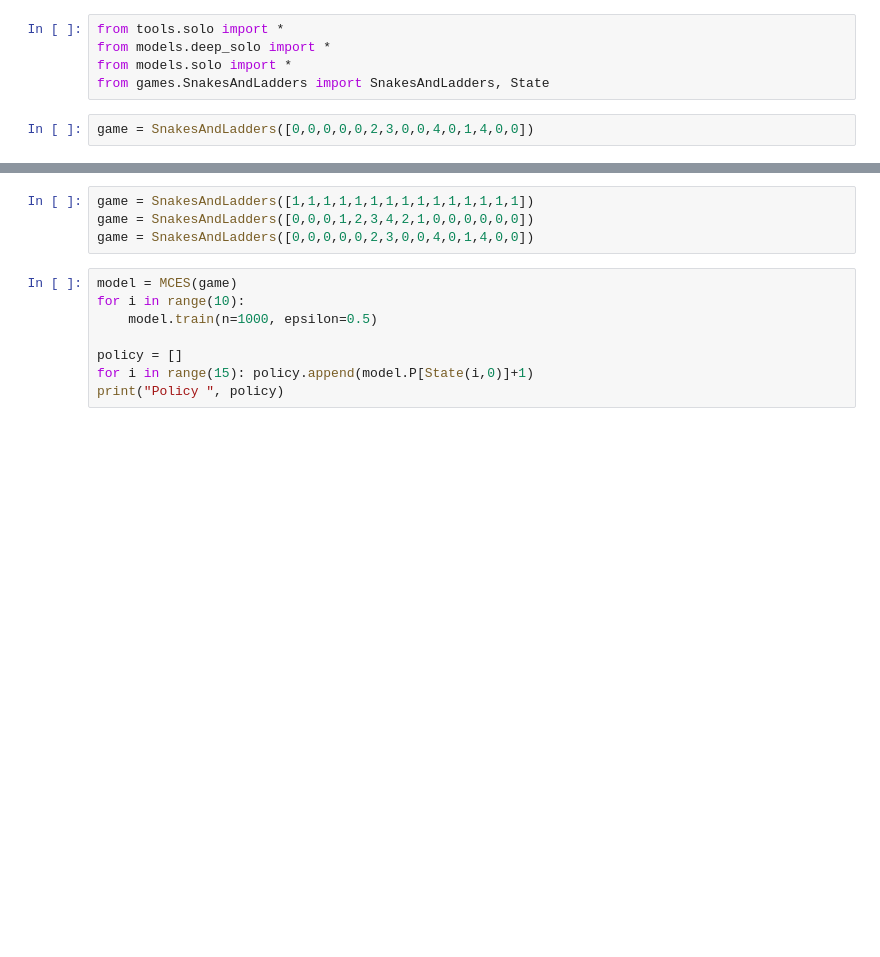
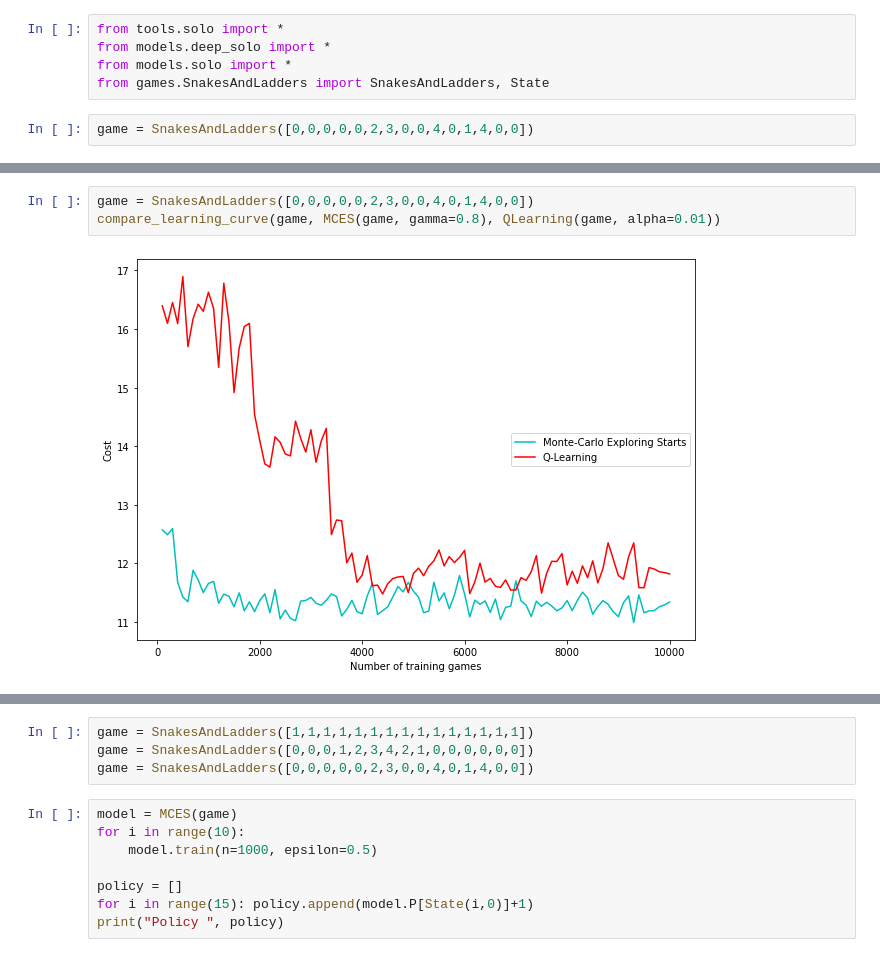
Before and after one commit to AMasquelier/Reinforcement-Learning, a Jupyter notebook: Tests_SnakesAndLadders.ipynb, the cells around one changed output, grey strips where cells are left out. Cells and saved outputs as stored; diff of their text form; blank space fills up the shorter version.

```diff
--- a/Tests_SnakesAndLadders.ipynb
+++ b/Tests_SnakesAndLadders.ipynb
@@ -18,3 +18,8 @@ compare_learning_curve(game, MCES(game, gamma=0.8), DeepMCES(game))
+# %%
+game = SnakesAndLadders([0,0,0,0,0,2,3,0,0,4,0,1,4,0,0])
+compare_learning_curve(game, MCES(game, gamma=0.8), QLearning(game, alpha=0.01))
+# %% [output]
+[figure, added]
 # %%
 game = SnakesAndLadders([0,0,0,0,0,0,0,0,0,0,0,0,0,0,0], False)
 compare_learning_curve(game, MCES(game, gamma=0.8), QLearning(game))
```
Also changed, not shown: parts of 4 cells of this notebook, 2 other files.
